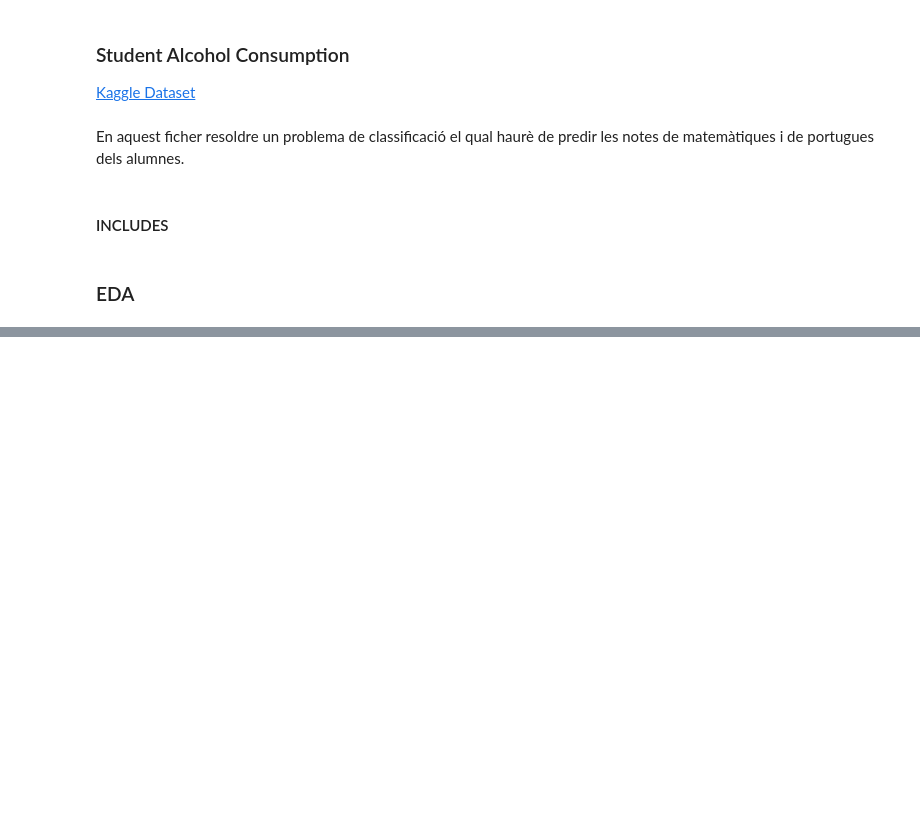
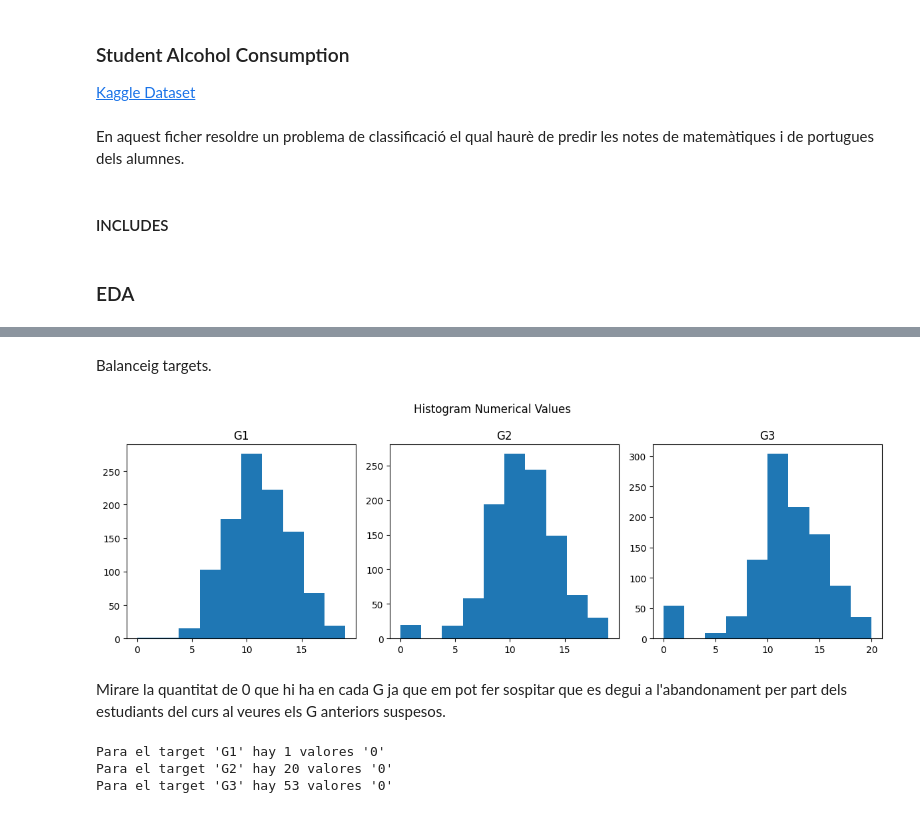
Before and after one commit to Janpb1/Data-analisy-alcohol-Kaggle, a Jupyter notebook: Cas_kaggle_alcohol.ipynb, the cells around one changed output, grey strips where cells are left out. Cells and saved outputs as stored; diff of their text form; code cells hidden in the pictures; blank space fills up the shorter version.

```diff
--- a/Cas_kaggle_alcohol.ipynb
+++ b/Cas_kaggle_alcohol.ipynb
@@ -69,0 +122,24 @@ El shape del train-data es (1044, 33).
+# %% [markdown]
+Balanceig targets.
+# %%
+df_targ = df[targets]
+fig, axes = plt.subplots(nrows=1, ncols=3, figsize=(12, 4))
+fig.suptitle('Histogram Numerical Values')
+
+for i, ax in zip(df_targ.columns, axes.ravel()):
+    ax.hist(df_targ[i], bins=10)
+    ax.set_title(i)
+
+plt.tight_layout()
+# %% [output]
+[figure, added]
+# %% [markdown]
+Mirare la quantitat de 0 que hi ha en cada G ja que em pot fer sospitar que es degui a l'abandonament per part dels estudiants del curs al veures els G anteriors suspesos.
+# %%
+for target in targets:
+    count_zeros = df[df[target] == 0].shape[0]
+    print(f"Para el target '{target}' hay {count_zeros} valores '0'")
+# %% [output]
+Para el target 'G1' hay 1 valores '0'
+Para el target 'G2' hay 20 valores '0'
+Para el target 'G3' hay 53 valores '0'
```
Also changed, not shown: parts of 37 cells of this notebook.
